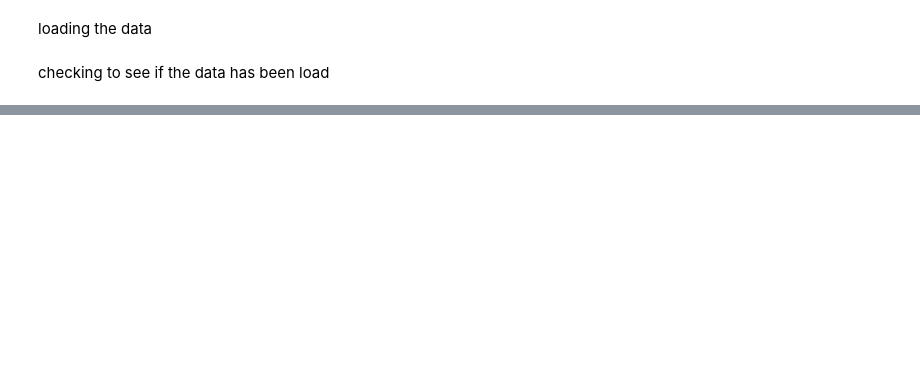
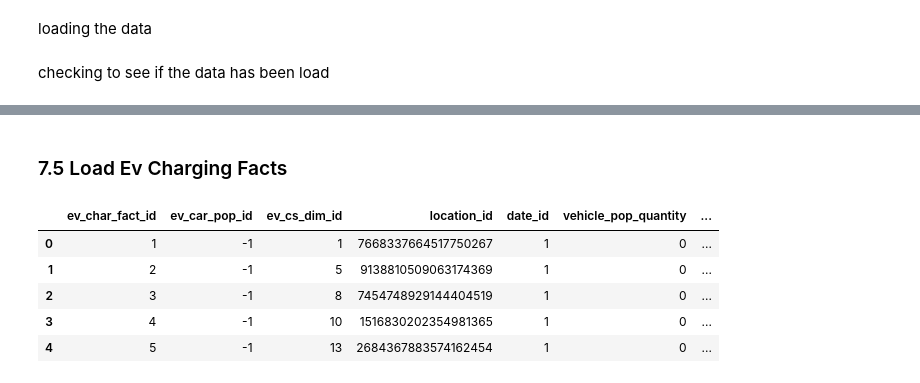
Before and after one commit to hicranA/partsUnlimitedDW, a Jupyter notebook: etl_ev_car_population.ipynb, the cells around one changed output, grey strips where cells are left out. Saved outputs shown, nothing was run; the diff lists cells and outputs as text; code cells hidden in the pictures; blank space fills up the shorter version.

```diff
--- a/etl_ev_car_population.ipynb
+++ b/etl_ev_car_population.ipynb
@@ -1053,0 +1260,11 @@ conn.close()
+# %% [markdown]
+### 7.5 Load Ev Charging Facts
+# %%
+ev_charginging_facts.head()
+# %% [output]
+|  | ev_char_fact_id | ev_car_pop_id | ev_cs_dim_id | location_id | date_id | vehicle_pop_quantity | ... |
+| 0 | 1 | -1 | 1 | 7668337664517750267 | 1 | 0 | ... |
+| 1 | 2 | -1 | 5 | 9138810509063174369 | 1 | 0 | ... |
+| 2 | 3 | -1 | 8 | 7454748929144404519 | 1 | 0 | ... |
+| 3 | 4 | -1 | 10 | 1516830202354981365 | 1 | 0 | ... |
+| 4 | 5 | -1 | 13 | 2684367883574162454 | 1 | 0 | ... |
```
Also changed, not shown: parts of 29 cells of this notebook, 2 other files.
